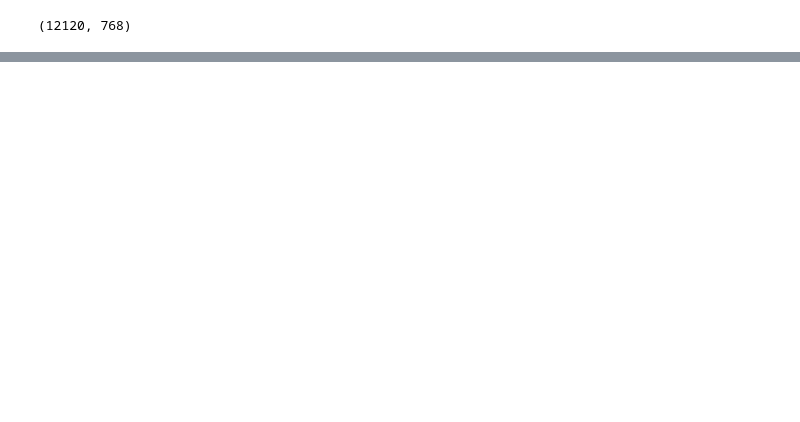
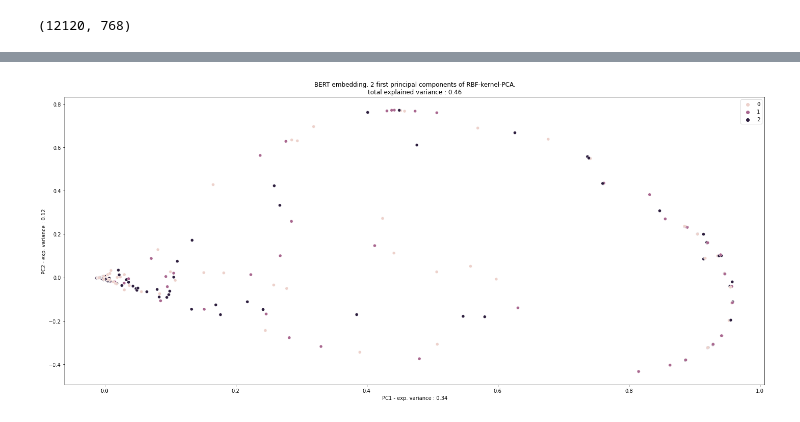
Before and after one commit to Morpheee/NLI_contradiction_deep_learning, a Jupyter notebook: pca.ipynb, the cells around one changed output, grey strips where cells are left out. Drawn from its saved outputs; the diff is of its cells as text; code cells hidden in the pictures; blank space fills up the shorter version.

```diff
--- a/pca.ipynb
+++ b/pca.ipynb
@@ -39,0 +38,23 @@ array([0.33804901, 0.11763629])
+# %%
+y = np.zeros(shape=(len(df)))
+for i in range(len(df)):
+    y[i] = df["label"].values[i]
+y = y.astype(int)
+# %%
+pca2 = decomposition.KernelPCA(n_components=2,kernel="rbf",gamma=np.sqrt(np.var(X)))
+pc2 = pca2.fit_transform(X,y=y)
+# %%
+df["PC1_2"] = pc2[:,0]
+df["PC2_2"] = pc2[:,1]
+# %%
+plt.figure(figsize=(20,9))
+sns.scatterplot(data=df, x="PC1_2", y="PC2_2", hue="label")
+plt.title("BERT embedding. 2 first principal components of RBF-kernel-PCA.\ntotal explained variance : {}".format(np.round(pca.explained_variance_ratio_.sum(),2)))
+plt.xlabel("PC1 - exp. variance : {}".format(np.round(pca.explained_variance_ratio_[0],2)))
+plt.ylabel("PC2 - exp. variance : {}".format(np.round(pca.explained_variance_ratio_[1],2)))
+plt.legend()
+plt.tight_layout()
+plt.savefig("../data/RBFkPCA_BERT_embedding.jpg")
+plt.show()
+# %% [output]
+[figure, added]
```
Also changed, not shown: parts of 2 cells of this notebook, 7 other files.
